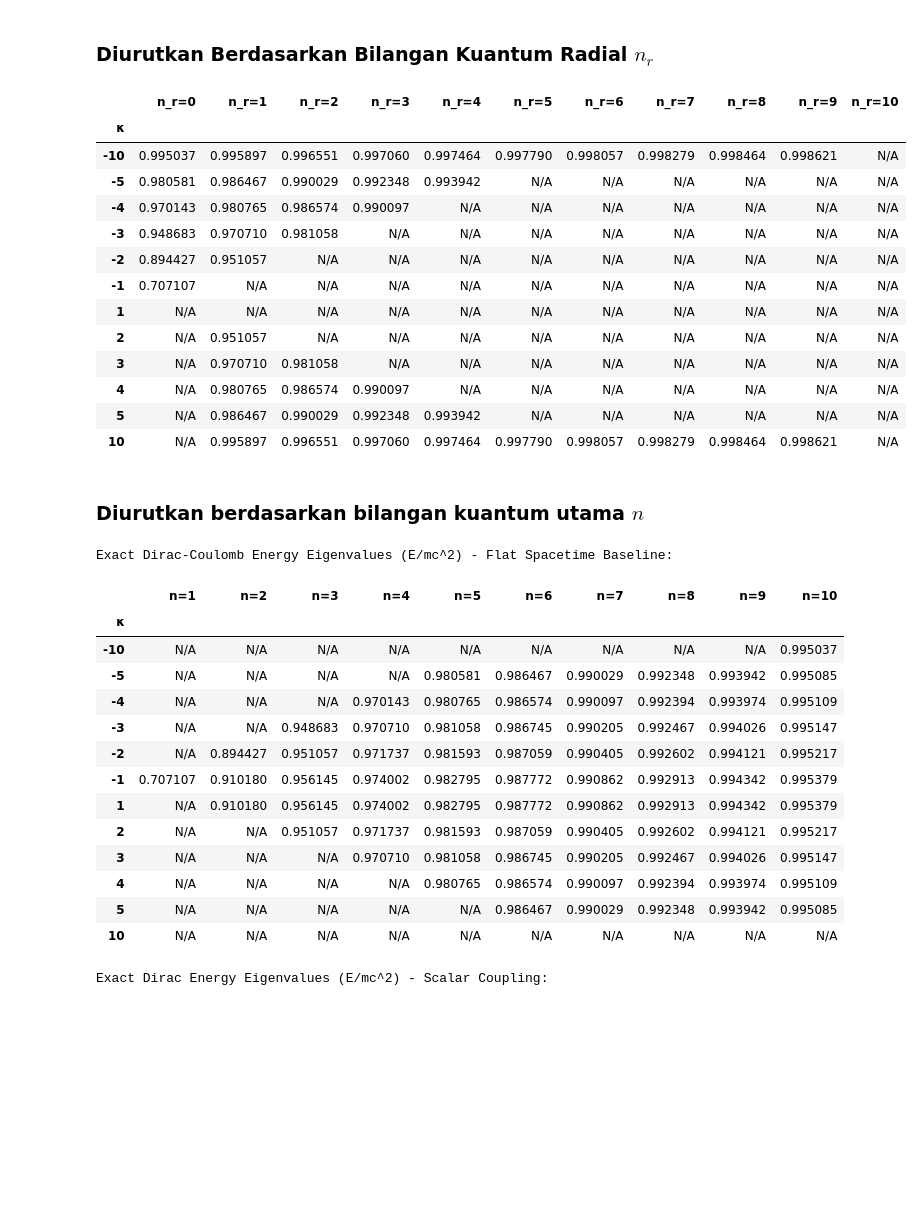
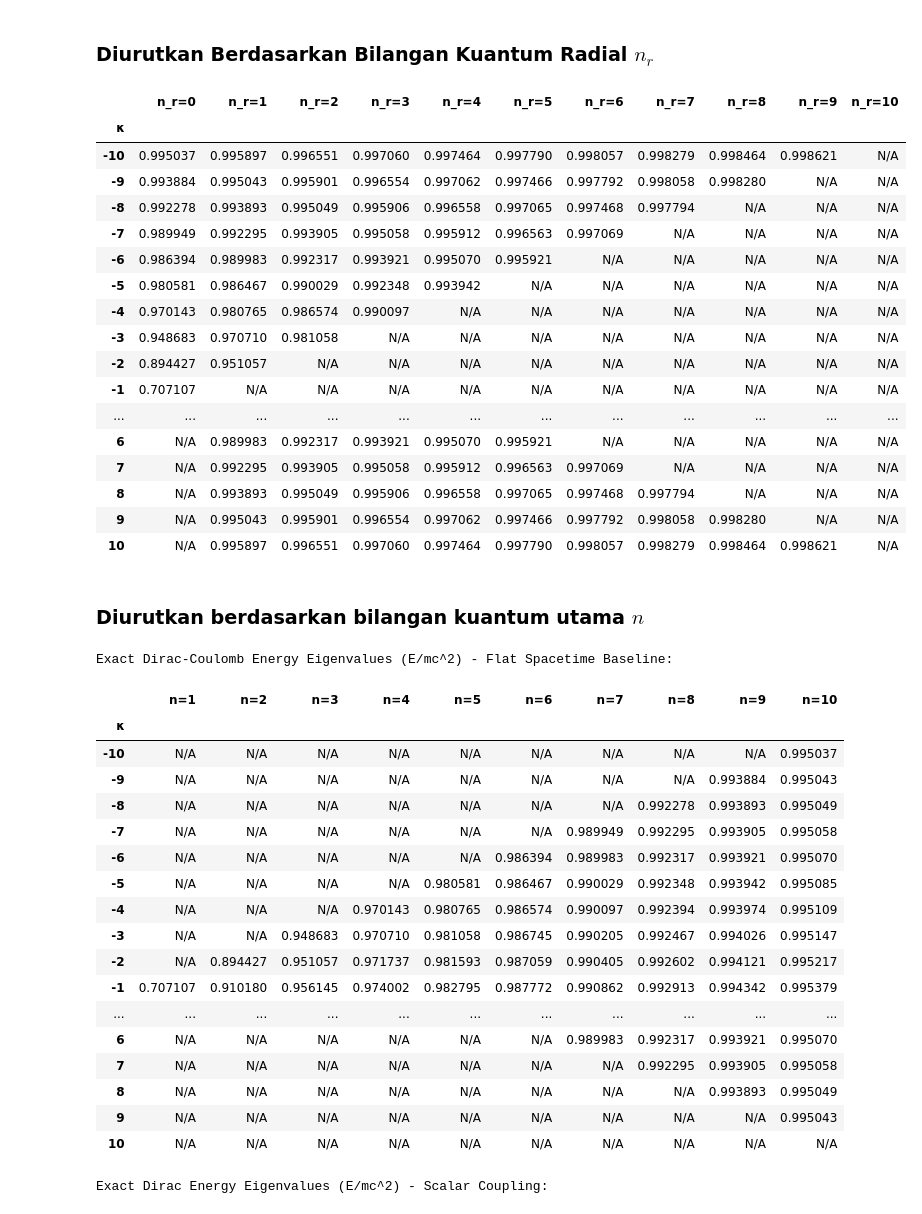
Before and after one commit to oszavla/Dirac-Schwarz, a Jupyter notebook: Persamaan_Dirac_dalam_Ruangwaktu_Datar.ipynb, the cells around one changed output. Drawn from its saved outputs; the diff is of its cells as text; code cells hidden in the pictures; blank space fills up the shorter version.

```diff
--- a/Persamaan_Dirac_dalam_Ruangwaktu_Datar.ipynb
+++ b/Persamaan_Dirac_dalam_Ruangwaktu_Datar.ipynb
@@ -23,7 +23,7 @@ from IPython.display import display
 
 # Physical Parameters (Toy Model for visible fine-structure)
 alpha_prime = 1
-kappas = [-10, -5, -4, -3, -2, -1, 1, 2, 3, 4, 5, 10]
+kappas =  [-10, -9, -8, -7, -6, -5, -4, -3, -2, -1, 1, 2, 3, 4, 5, 6, 7, 8, 9, 10]
 N_r_values = [0, 1, 2, 3, 4, 5, 6, 7, 8, 9, 10]
 
 # Create a dictionary to store epsilon values
@@ -35,43 +35,47 @@ for k in kappas:
     # --- PHYSICAL SELECTION RULES ---
       if n_r >= abs(k):
           # Rule 1: Cannot have negative radial nodes (n >= |k|)
           epsilon = np.nan
       elif n_r == 0 and k > 0:
           # Rule 2: For n_r = 0, kappa MUST be negative (aligned spin)
           epsilon = np.nan
       else:
           gamma_arg = k**2 + alpha_prime**2
           if gamma_arg < 0:
                 epsilon = np.nan
           else:
                 gamma = np.sqrt(gamma_arg)
                 denominator = n_r + gamma
                 term = 1 - (alpha_prime / denominator)**2
                 epsilon = np.sqrt(term)
 
       epsilon_data[k].append(epsilon)
 
 # Create DataFrame
 df_epsilon = pd.DataFrame.from_dict(epsilon_data, orient='index', columns=[f'n_r={n_r}' for n_r in N_r_values])
 df_epsilon.index.name = 'κ'
 
 # Display the table with formatting
 
 display(df_epsilon.style.format("{:.6f}", na_rep="N/A").background_gradient(cmap='viridis', axis=None))
 # %% [output]
 |  | n_r=0 | n_r=1 | n_r=2 | n_r=3 | n_r=4 | n_r=5 | n_r=6 | n_r=7 | n_r=8 | n_r=9 | n_r=10 |
 | κ |  |  |  |  |  |  |  |  |  |  |  |
 | -10 | 0.995037 | 0.995897 | 0.996551 | 0.997060 | 0.997464 | 0.997790 | 0.998057 | 0.998279 | 0.998464 | 0.998621 | N/A |
+| -9 | 0.993884 | 0.995043 | 0.995901 | 0.996554 | 0.997062 | 0.997466 | 0.997792 | 0.998058 | 0.998280 | N/A | N/A |
+| -8 | 0.992278 | 0.993893 | 0.995049 | 0.995906 | 0.996558 | 0.997065 | 0.997468 | 0.997794 | N/A | N/A | N/A |
+| -7 | 0.989949 | 0.992295 | 0.993905 | 0.995058 | 0.995912 | 0.996563 | 0.997069 | N/A | N/A | N/A | N/A |
+| -6 | 0.986394 | 0.989983 | 0.992317 | 0.993921 | 0.995070 | 0.995921 | N/A | N/A | N/A | N/A | N/A |
 | -5 | 0.980581 | 0.986467 | 0.990029 | 0.992348 | 0.993942 | N/A | N/A | N/A | N/A | N/A | N/A |
 | -4 | 0.970143 | 0.980765 | 0.986574 | 0.990097 | N/A | N/A | N/A | N/A | N/A | N/A | N/A |
 | -3 | 0.948683 | 0.970710 | 0.981058 | N/A | N/A | N/A | N/A | N/A | N/A | N/A | N/A |
 | -2 | 0.894427 | 0.951057 | N/A | N/A | N/A | N/A | N/A | N/A | N/A | N/A | N/A |
 | -1 | 0.707107 | N/A | N/A | N/A | N/A | N/A | N/A | N/A | N/A | N/A | N/A |
-| 1 | N/A | N/A | N/A | N/A | N/A | N/A | N/A | N/A | N/A | N/A | N/A |
-| 2 | N/A | 0.951057 | N/A | N/A | N/A | N/A | N/A | N/A | N/A | N/A | N/A |
-| 3 | N/A | 0.970710 | 0.981058 | N/A | N/A | N/A | N/A | N/A | N/A | N/A | N/A |
-| 4 | N/A | 0.980765 | 0.986574 | 0.990097 | N/A | N/A | N/A | N/A | N/A | N/A | N/A |
-| 5 | N/A | 0.986467 | 0.990029 | 0.992348 | 0.993942 | N/A | N/A | N/A | N/A | N/A | N/A |
+| ... | ... | ... | ... | ... | ... | ... | ... | ... | ... | ... | ... |
+| 6 | N/A | 0.989983 | 0.992317 | 0.993921 | 0.995070 | 0.995921 | N/A | N/A | N/A | N/A | N/A |
+| 7 | N/A | 0.992295 | 0.993905 | 0.995058 | 0.995912 | 0.996563 | 0.997069 | N/A | N/A | N/A | N/A |
+| 8 | N/A | 0.993893 | 0.995049 | 0.995906 | 0.996558 | 0.997065 | 0.997468 | 0.997794 | N/A | N/A | N/A |
+| 9 | N/A | 0.995043 | 0.995901 | 0.996554 | 0.997062 | 0.997466 | 0.997792 | 0.998058 | 0.998280 | N/A | N/A |
 | 10 | N/A | 0.995897 | 0.996551 | 0.997060 | 0.997464 | 0.997790 | 0.998057 | 0.998279 | 0.998464 | 0.998621 | N/A |
 # %% [markdown]
 ### Diurutkan berdasarkan bilangan kuantum utama $n$
@@ -82,7 +86,7 @@ from IPython.display import display
 
 # Physical Parameters (Toy Model for visible fine-structure)
 alpha_prime = 1
-kappas = [-10, -5, -4, -3, -2, -1, 1, 2, 3, 4, 5, 10]
+kappas =  [-10, -9, -8, -7, -6, -5, -4, -3, -2, -1, 1, 2, 3, 4, 5, 6, 7, 8, 9, 10]
 N_values = [1, 2, 3, 4, 5, 6, 7, 8, 9, 10]
 
 # Create a dictionary to store epsilon values
@@ -130,16 +134,20 @@ Exact Dirac-Coulomb Energy Eigenvalues (E/mc^2) - Flat Spacetime Baseline:
 |  | n=1 | n=2 | n=3 | n=4 | n=5 | n=6 | n=7 | n=8 | n=9 | n=10 |
 | κ |  |  |  |  |  |  |  |  |  |  |
 | -10 | N/A | N/A | N/A | N/A | N/A | N/A | N/A | N/A | N/A | 0.995037 |
+| -9 | N/A | N/A | N/A | N/A | N/A | N/A | N/A | N/A | 0.993884 | 0.995043 |
+| -8 | N/A | N/A | N/A | N/A | N/A | N/A | N/A | 0.992278 | 0.993893 | 0.995049 |
+| -7 | N/A | N/A | N/A | N/A | N/A | N/A | 0.989949 | 0.992295 | 0.993905 | 0.995058 |
+| -6 | N/A | N/A | N/A | N/A | N/A | 0.986394 | 0.989983 | 0.992317 | 0.993921 | 0.995070 |
 | -5 | N/A | N/A | N/A | N/A | 0.980581 | 0.986467 | 0.990029 | 0.992348 | 0.993942 | 0.995085 |
 | -4 | N/A | N/A | N/A | 0.970143 | 0.980765 | 0.986574 | 0.990097 | 0.992394 | 0.993974 | 0.995109 |
 | -3 | N/A | N/A | 0.948683 | 0.970710 | 0.981058 | 0.986745 | 0.990205 | 0.992467 | 0.994026 | 0.995147 |
 | -2 | N/A | 0.894427 | 0.951057 | 0.971737 | 0.981593 | 0.987059 | 0.990405 | 0.992602 | 0.994121 | 0.995217 |
 | -1 | 0.707107 | 0.910180 | 0.956145 | 0.974002 | 0.982795 | 0.987772 | 0.990862 | 0.992913 | 0.994342 | 0.995379 |
-| 1 | N/A | 0.910180 | 0.956145 | 0.974002 | 0.982795 | 0.987772 | 0.990862 | 0.992913 | 0.994342 | 0.995379 |
-| 2 | N/A | N/A | 0.951057 | 0.971737 | 0.981593 | 0.987059 | 0.990405 | 0.992602 | 0.994121 | 0.995217 |
-| 3 | N/A | N/A | N/A | 0.970710 | 0.981058 | 0.986745 | 0.990205 | 0.992467 | 0.994026 | 0.995147 |
-| 4 | N/A | N/A | N/A | N/A | 0.980765 | 0.986574 | 0.990097 | 0.992394 | 0.993974 | 0.995109 |
-| 5 | N/A | N/A | N/A | N/A | N/A | 0.986467 | 0.990029 | 0.992348 | 0.993942 | 0.995085 |
+| ... | ... | ... | ... | ... | ... | ... | ... | ... | ... | ... |
+| 6 | N/A | N/A | N/A | N/A | N/A | N/A | 0.989983 | 0.992317 | 0.993921 | 0.995070 |
+| 7 | N/A | N/A | N/A | N/A | N/A | N/A | N/A | 0.992295 | 0.993905 | 0.995058 |
+| 8 | N/A | N/A | N/A | N/A | N/A | N/A | N/A | N/A | 0.993893 | 0.995049 |
+| 9 | N/A | N/A | N/A | N/A | N/A | N/A | N/A | N/A | N/A | 0.995043 |
 | 10 | N/A | N/A | N/A | N/A | N/A | N/A | N/A | N/A | N/A | N/A |
 # %%
 import numpy as np
```
